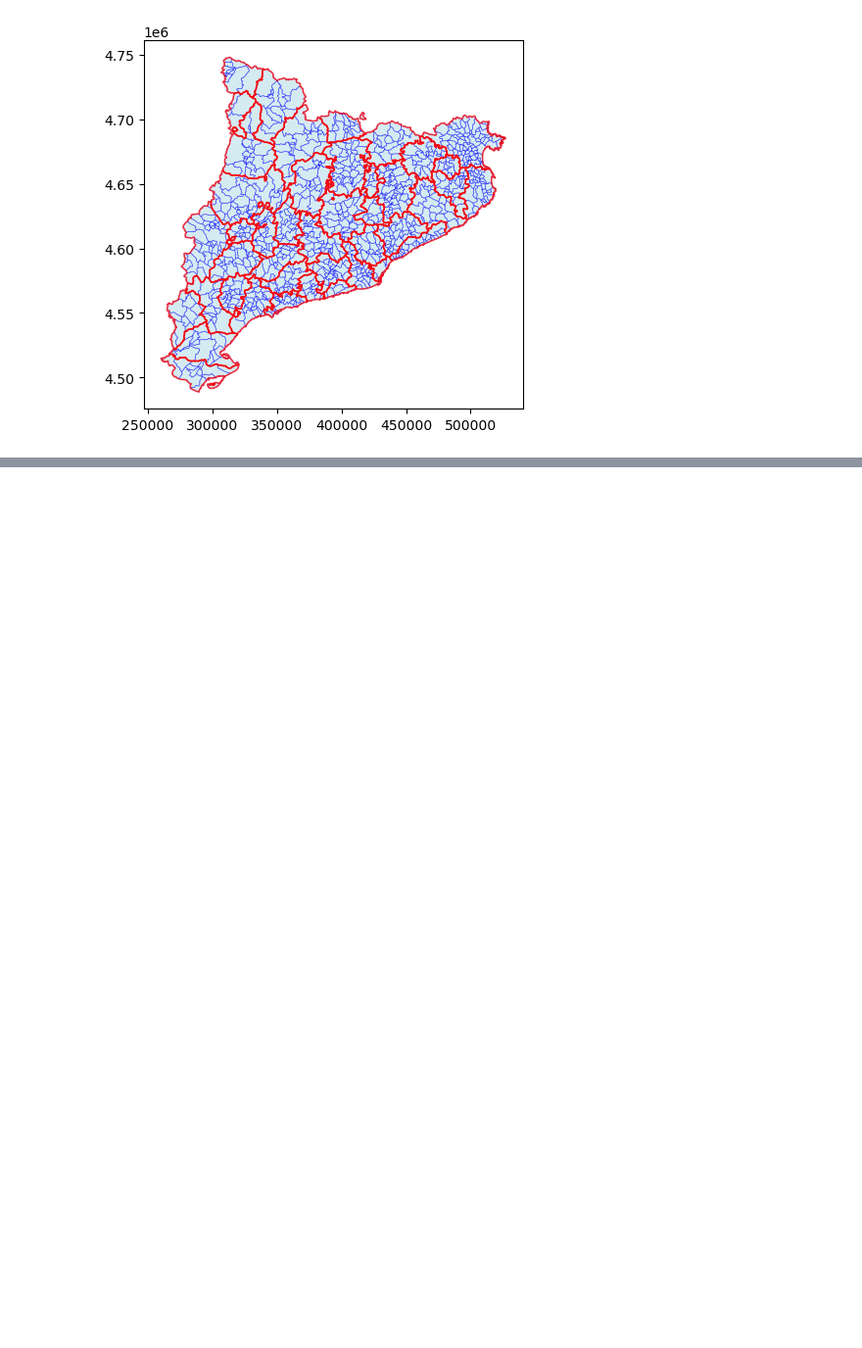
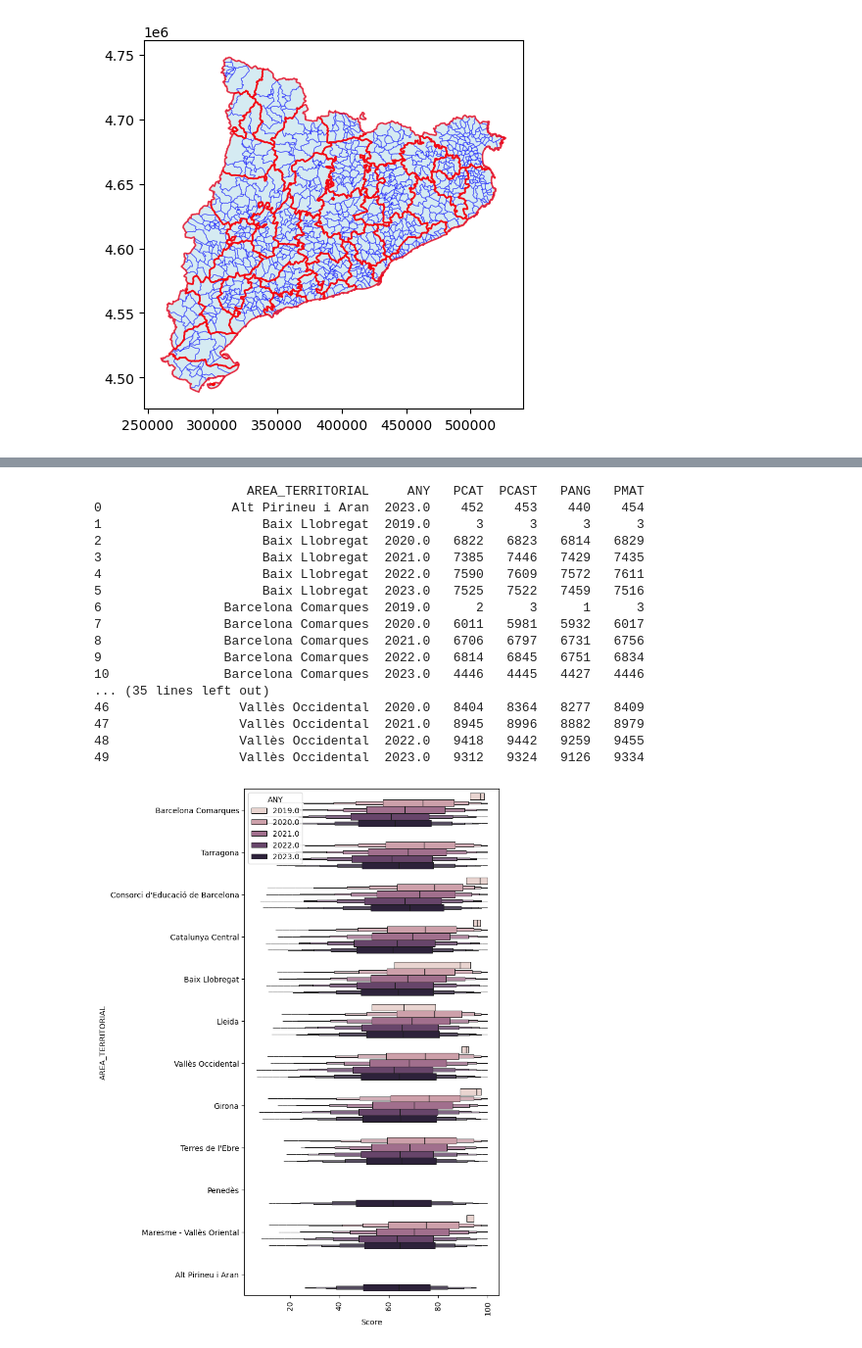
Before and after one commit to m-garcia-rodriguez/Education-Big-Data-Project, a Jupyter notebook: Notebooks/map.ipynb, the cells around one changed output, grey strips where cells are left out. Shown at 98% size. Cells and saved outputs as stored; diff of their text form; code cells hidden in the pictures; blank space fills up the shorter version.

```diff
--- a/Notebooks/map.ipynb
+++ b/Notebooks/map.ipynb
@@ -192,3 +230,60 @@ merged["PCAT"] = merged_s['PCAT'] - merged_p['PCAT']
+# %%
+numeric_cols = ["PCAT", "PCAST", "PANG", "PMAT"]
+
+counts = (
+    df_s.groupby(["AREA_TERRITORIAL", "ANY"])[numeric_cols]
+        .count()
+        .reset_index()
+)
+
+print(counts)
+
+# Melt to long format
+df_long = df_s.melt(
+    id_vars=["ANY","AREA_TERRITORIAL"],
+    value_vars=numeric_cols,
+    var_name="Examen",
+    value_name="Score"
+)
+
+df_long = df_long[df_long["Score"].notna()]       # drop NaNs
+df_long = df_long[df_long["Score"] != 0]         # drop zeros
+#df_long["ANY"] = df_long["ANY"].astype(str)
+
+plt.figure(figsize=(6,12))
+
+sns.boxenplot(
+    x="Score",
+    y="AREA_TERRITORIAL",
+    hue="ANY",    # one box per numeric column per area
+    data=df_long[df_long["Examen"]=="PMAT"],
+    showfliers=False,
+
+)
+
+plt.xticks(rotation=45)
+plt.tick_params(axis='x', labelrotation=90)
+#plt.legend(title="Variable", bbox_to_anchor=(1, 0.5))
+plt.show()
+# %% [output]
+                    AREA_TERRITORIAL     ANY   PCAT  PCAST   PANG   PMAT
+0                 Alt Pirineu i Aran  2023.0    452    453    440    454
+1                     Baix Llobregat  2019.0      3      3      3      3
+2                     Baix Llobregat  2020.0   6822   6823   6814   6829
+3                     Baix Llobregat  2021.0   7385   7446   7429   7435
+4                     Baix Llobregat  2022.0   7590   7609   7572   7611
+5                     Baix Llobregat  2023.0   7525   7522   7459   7516
+6                Barcelona Comarques  2019.0      2      3      1      3
+7                Barcelona Comarques  2020.0   6011   5981   5932   6017
+8                Barcelona Comarques  2021.0   6706   6797   6731   6756
+9                Barcelona Comarques  2022.0   6814   6845   6751   6834
+10               Barcelona Comarques  2023.0   4446   4445   4427   4446
+... (35 lines left out)
+46                 Vallès Occidental  2020.0   8404   8364   8277   8409
+47                 Vallès Occidental  2021.0   8945   8996   8882   8979
+48                 Vallès Occidental  2022.0   9418   9442   9259   9455
+49                 Vallès Occidental  2023.0   9312   9324   9126   9334
+[figure, added]
 # %%
 merged_p
 # %% [output]
```
Also changed, not shown: parts of 13 cells of this notebook.
